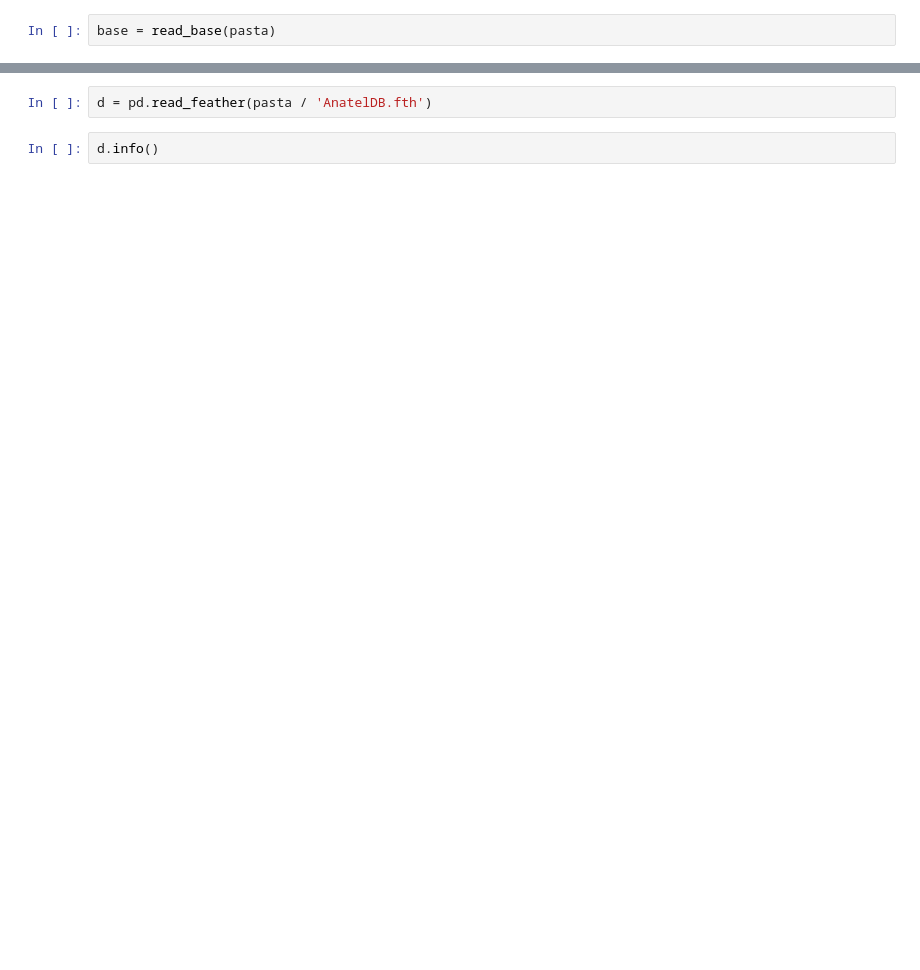
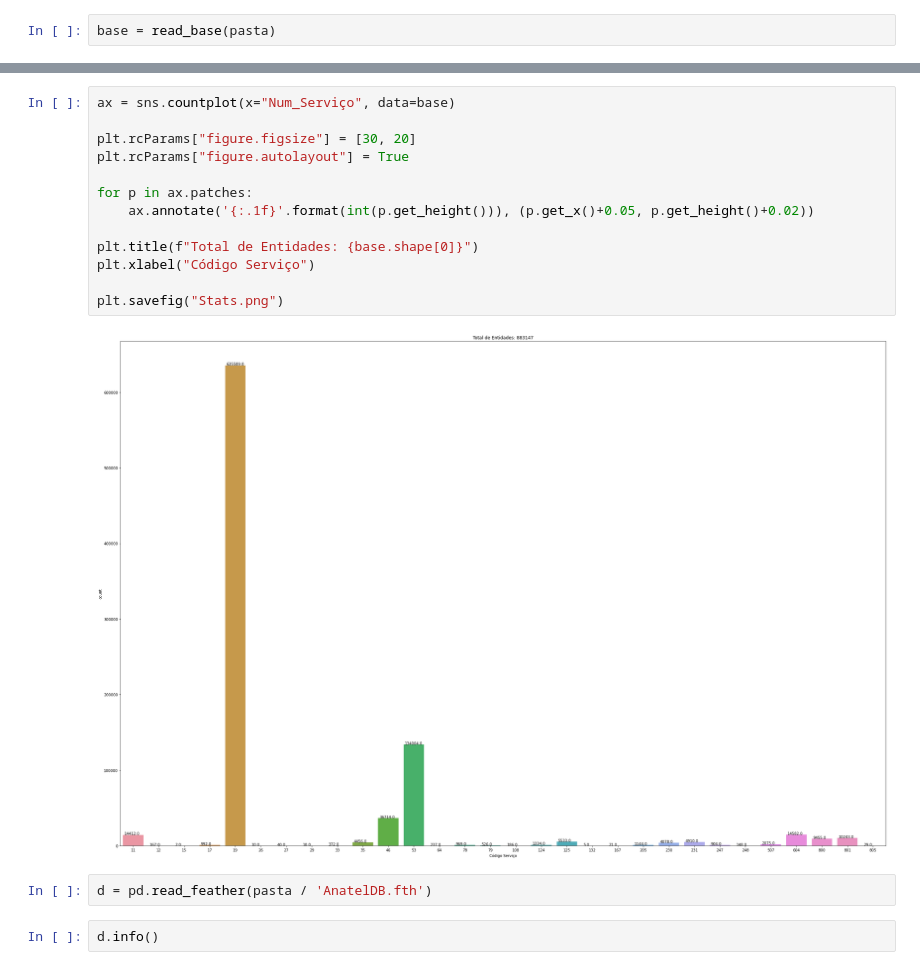
Before and after one commit to ronaldokun/anateldb, a Jupyter notebook: filter.ipynb, the cells around one changed output, grey strips where cells are left out. Drawn from its saved outputs; the diff is of its cells as text; blank space fills up the shorter version.

```diff
--- a/filter.ipynb
+++ b/filter.ipynb
@@ -162,3 +219,18 @@ Sucesso ⚡
+# %%
+ax = sns.countplot(x="Num_Serviço", data=base)
+
+plt.rcParams["figure.figsize"] = [30, 20]
+plt.rcParams["figure.autolayout"] = True
+
+for p in ax.patches:
+    ax.annotate('{:.1f}'.format(int(p.get_height())), (p.get_x()+0.05, p.get_height()+0.02))
+
+plt.title(f"Total de Entidades: {base.shape[0]}")
+plt.xlabel("Código Serviço")
+
+plt.savefig("Stats.png")
+# %% [output]
+[figure, added]
 # %%
 d = pd.read_feather(pasta / 'AnatelDB.fth')
 # %%
```
Also changed, not shown: parts of 16 cells of this notebook, 5 other files.
